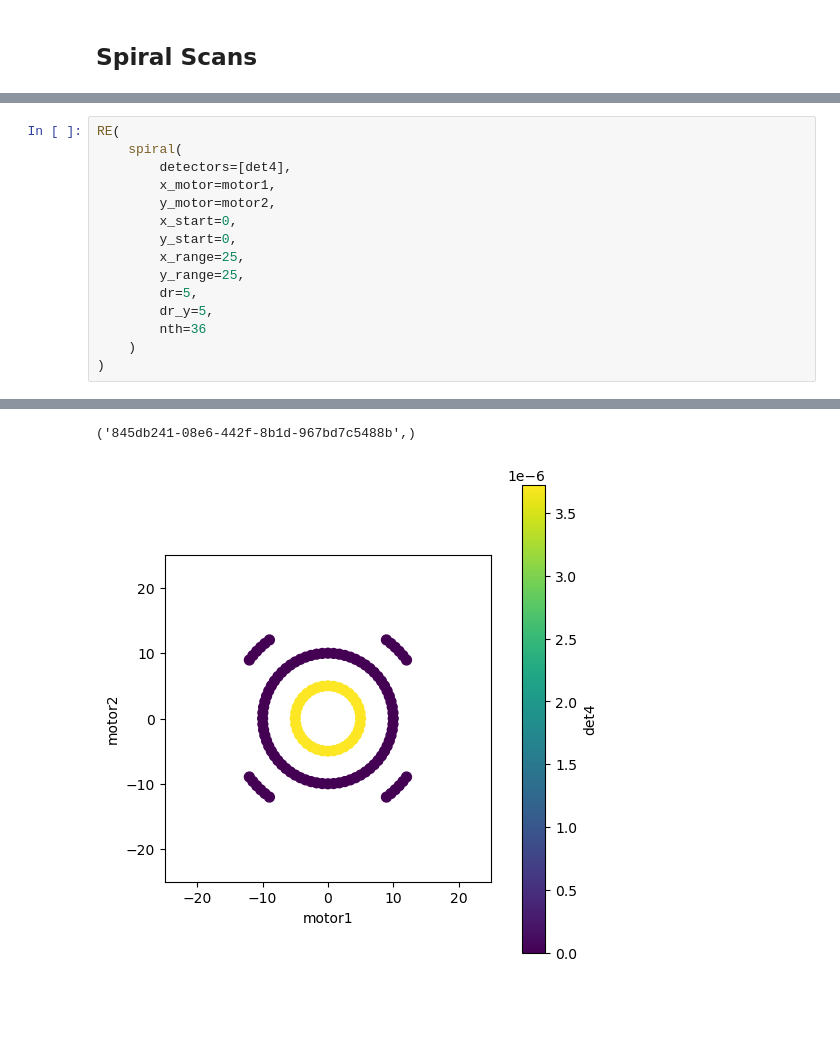
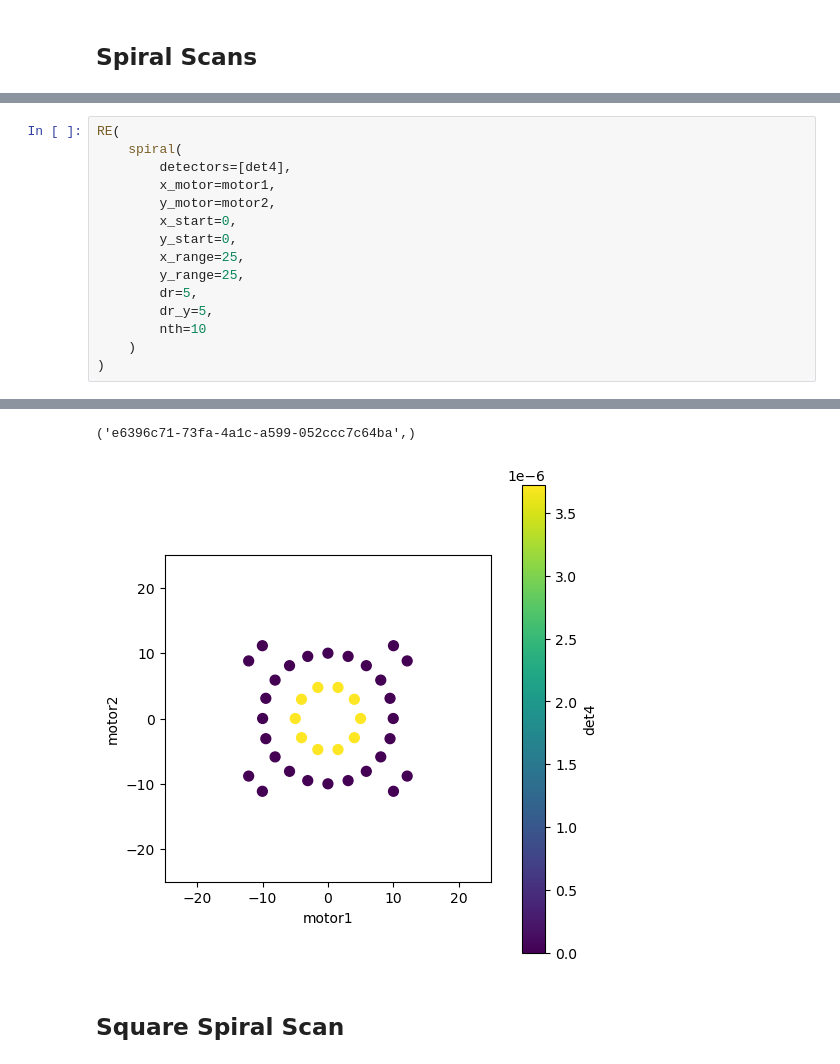
Before and after one commit to cnpem/bluesky-workshop, a Jupyter notebook: tutorial/02_nD_scan.ipynb, the cells around one changed output, grey strips where cells are left out. Saved outputs shown, nothing was run; the diff lists cells and outputs as text; blank space fills up the shorter version.

Commit message:
Include Spiral and Square Spiral plans

```diff
--- a/tutorial/02_nD_scan.ipynb
+++ b/tutorial/02_nD_scan.ipynb
@@ -185,7 +184,7 @@ RE(
         y_range=25,
         dr=5,
         dr_y=5,
-        nth=36
+        nth=10
     )
 )
 # %% [output]
@@ -209,2 +208,4 @@ generator spiral ['845db241'] (scan num: 5)
-('845db241-08e6-442f-8b1d-967bd7c5488b',)
+('e6396c71-73fa-4a1c-a599-052ccc7c64ba',)
-[figure, old version]
+[figure, new version]
+# %% [markdown]
+## Square Spiral Scan
```
Also changed, not shown: parts of 5 cells of this notebook.
